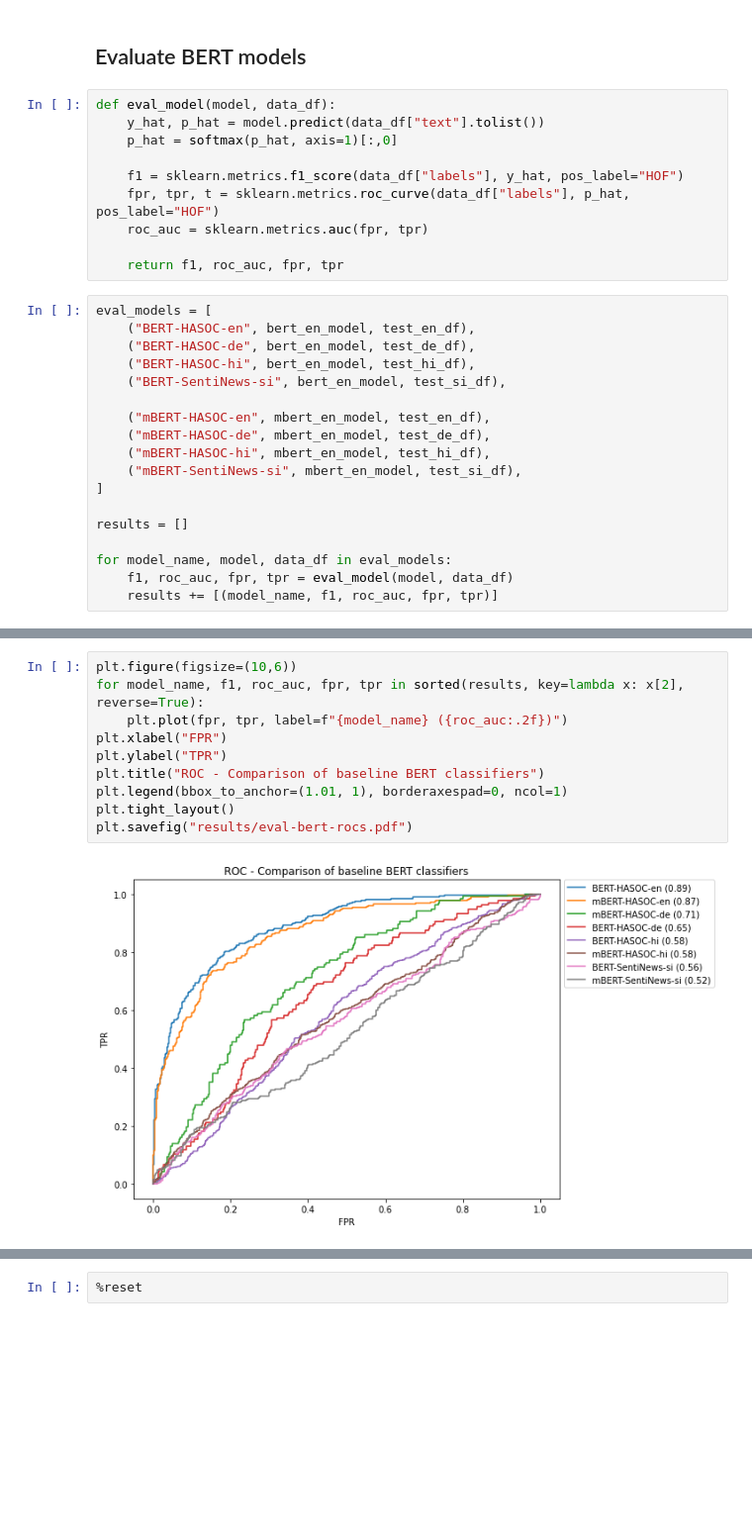
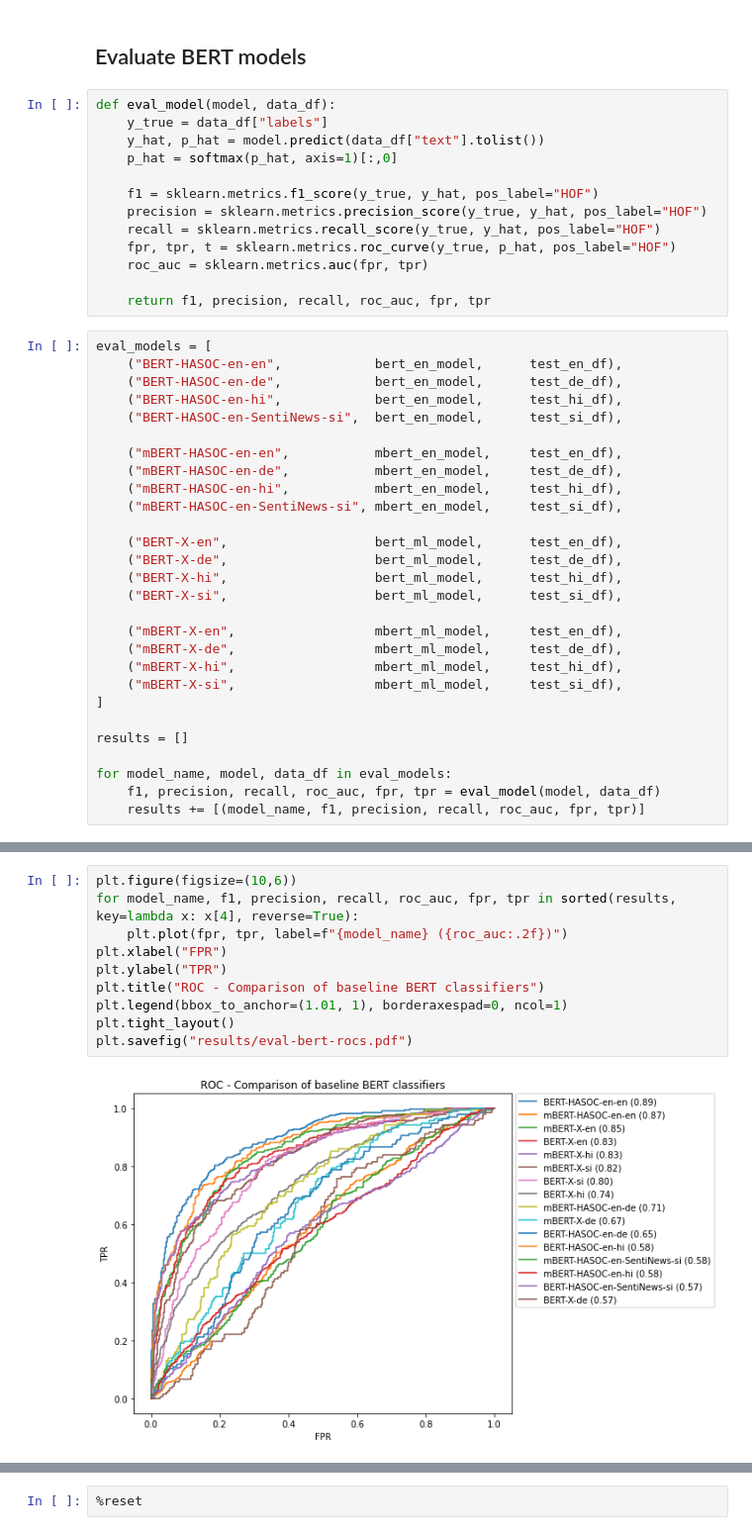
Before and after one commit to arruw/fri-2021-nlp-project, a Jupyter notebook: src/eval-bert.ipynb, the cells around one changed output, grey strips where cells are left out. Shown at 99% size. Cells and saved outputs as stored; diff of their text form; blank space fills up the shorter version.

Commit message:
bert unified results

```diff
--- a/src/eval-bert.ipynb
+++ b/src/eval-bert.ipynb
@@ -158,32 +181,45 @@ if need_training:
 ## Evaluate BERT models
 # %%
 def eval_model(model, data_df):
+    y_true = data_df["labels"]
     y_hat, p_hat = model.predict(data_df["text"].tolist())
     p_hat = softmax(p_hat, axis=1)[:,0]
 
-    f1 = sklearn.metrics.f1_score(data_df["labels"], y_hat, pos_label="HOF")
-    fpr, tpr, t = sklearn.metrics.roc_curve(data_df["labels"], p_hat, pos_label="HOF")
+    f1 = sklearn.metrics.f1_score(y_true, y_hat, pos_label="HOF")
+    precision = sklearn.metrics.precision_score(y_true, y_hat, pos_label="HOF")
+    recall = sklearn.metrics.recall_score(y_true, y_hat, pos_label="HOF")
+    fpr, tpr, t = sklearn.metrics.roc_curve(y_true, p_hat, pos_label="HOF")
     roc_auc = sklearn.metrics.auc(fpr, tpr)
 
-    return f1, roc_auc, fpr, tpr
+    return f1, precision, recall, roc_auc, fpr, tpr
 # %%
 eval_models = [
-    ("BERT-HASOC-en", bert_en_model, test_en_df),
-    ("BERT-HASOC-de", bert_en_model, test_de_df),
-    ("BERT-HASOC-hi", bert_en_model, test_hi_df),
-    ("BERT-SentiNews-si", bert_en_model, test_si_df),
+    ("BERT-HASOC-en-en",            bert_en_model,      test_en_df),
+    ("BERT-HASOC-en-de",            bert_en_model,      test_de_df),
+    ("BERT-HASOC-en-hi",            bert_en_model,      test_hi_df),
+    ("BERT-HASOC-en-SentiNews-si",  bert_en_model,      test_si_df),
 
-    ("mBERT-HASOC-en", mbert_en_model, test_en_df),
-    ("mBERT-HASOC-de", mbert_en_model, test_de_df),
-    ("mBERT-HASOC-hi", mbert_en_model, test_hi_df),
-    ("mBERT-SentiNews-si", mbert_en_model, test_si_df),
+    ("mBERT-HASOC-en-en",           mbert_en_model,     test_en_df),
+    ("mBERT-HASOC-en-de",           mbert_en_model,     test_de_df),
+    ("mBERT-HASOC-en-hi",           mbert_en_model,     test_hi_df),
+    ("mBERT-HASOC-en-SentiNews-si", mbert_en_model,     test_si_df),
+
+    ("BERT-X-en",                   bert_ml_model,      test_en_df),
+    ("BERT-X-de",                   bert_ml_model,      test_de_df),
+    ("BERT-X-hi",                   bert_ml_model,      test_hi_df),
+    ("BERT-X-si",                   bert_ml_model,      test_si_df),
+
+    ("mBERT-X-en",                  mbert_ml_model,     test_en_df),
+    ("mBERT-X-de",                  mbert_ml_model,     test_de_df),
+    ("mBERT-X-hi",                  mbert_ml_model,     test_hi_df),
+    ("mBERT-X-si",                  mbert_ml_model,     test_si_df),
 ]
 
 results = []
 
 for model_name, model, data_df in eval_models:
-    f1, roc_auc, fpr, tpr = eval_model(model, data_df)
-    results += [(model_name, f1, roc_auc, fpr, tpr)]
+    f1, precision, recall, roc_auc, fpr, tpr = eval_model(model, data_df)
+    results += [(model_name, f1, precision, recall, roc_auc, fpr, tpr)]
 # %% [output]
 INFO:simpletransformers.classification.classification_utils: Converting to features started. Cache is not used.
 INFO:simpletransformers.classification.classification_utils: Converting to features started. Cache is not used.
@@ -196,13 +237,13 @@ INFO:simpletransformers.classification.classification_utils: Converting to featu
 # %%
 plt.figure(figsize=(10,6))
-for model_name, f1, roc_auc, fpr, tpr in sorted(results, key=lambda x: x[2], reverse=True):
+for model_name, f1, precision, recall, roc_auc, fpr, tpr in sorted(results, key=lambda x: x[4], reverse=True):
     plt.plot(fpr, tpr, label=f"{model_name} ({roc_auc:.2f})")
 plt.xlabel("FPR")
 plt.ylabel("TPR")
 plt.title("ROC - Comparison of baseline BERT classifiers")
 plt.legend(bbox_to_anchor=(1.01, 1), borderaxespad=0, ncol=1)
 plt.tight_layout()
 plt.savefig("results/eval-bert-rocs.pdf")
 # %% [output]
-[figure, old version]
+[figure, new version]
 # %%
```
Also changed, not shown: parts of 8 cells of this notebook, 5 other files.
